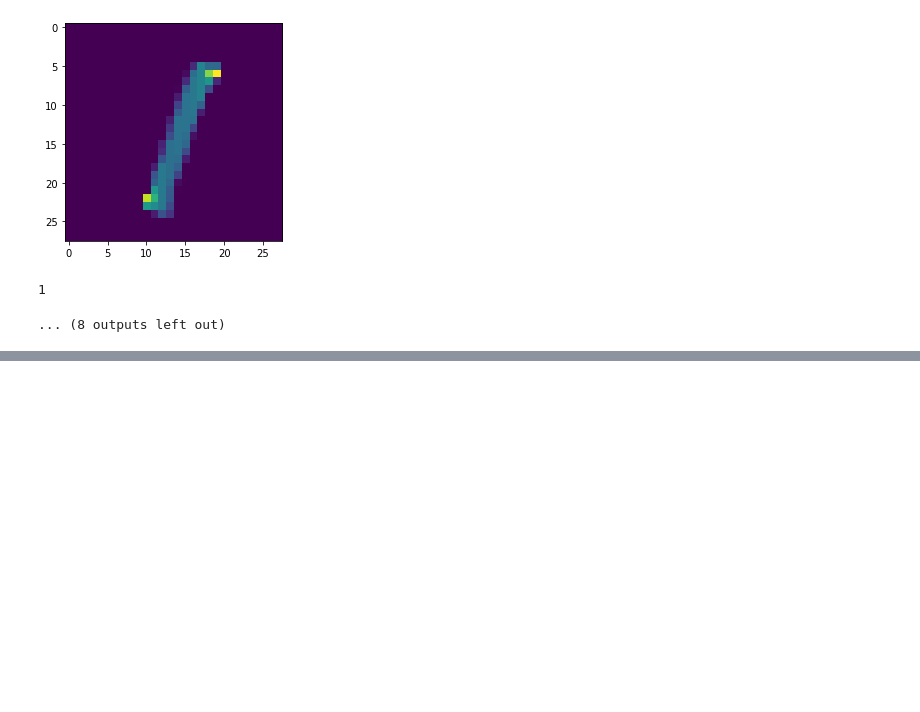
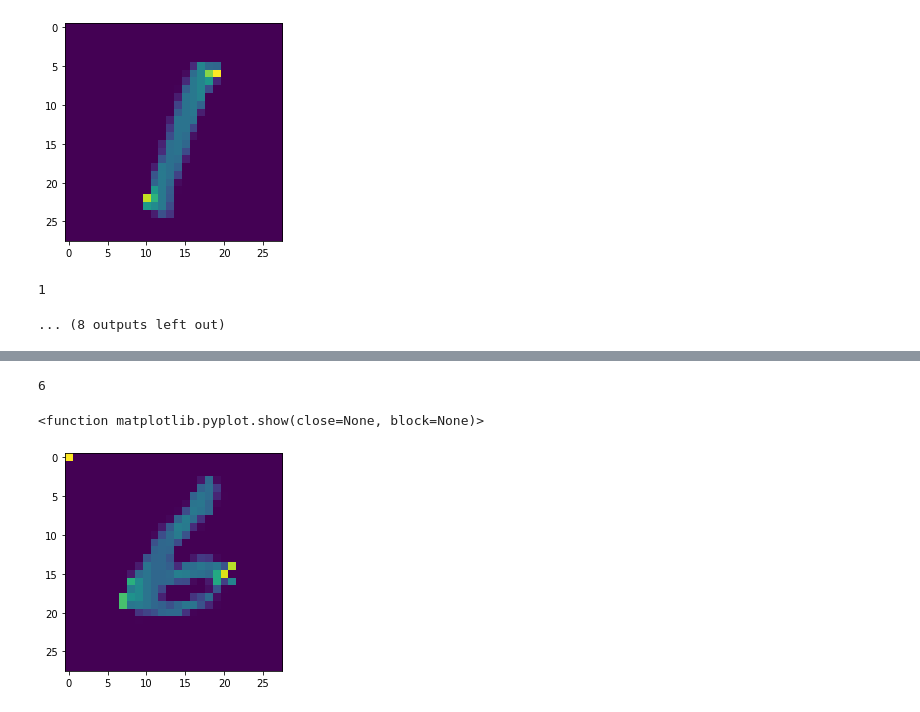
Before and after one commit to OnurSalih/Handwritten-Digit-Recognition, a Jupyter notebook: Hand-written Digit Recognition.ipynb, the cells around one changed output, grey strips where cells are left out. Drawn from its saved outputs; the diff is of its cells as text; code cells hidden in the pictures; blank space fills up the shorter version.

```diff
--- a/Hand-written Digit Recognition.ipynb
+++ b/Hand-written Digit Recognition.ipynb
@@ -127,0 +152,7 @@ for x in range(10):
+# %%
+#inputting my data into a list because predictions needs to be fed a list
+my_data = []
+my_data.append(img_resized)
+# %%
+#normalizing the data to match what my model expects
+my_data= tf.keras.utils.normalize(my_data, axis=1)
@@ -127,0 +161,9 @@ for x in range(10):
+# %%
+predictions = new_model.predict([my_data])
+print(np.argmax(predictions[0]))
+plt.imshow(my_data[0])
+plt.show
+# %% [output]
+6
+<function matplotlib.pyplot.show(close=None, block=None)>
+[figure, added]
```
Also changed, not shown: parts of 3 cells of this notebook.
